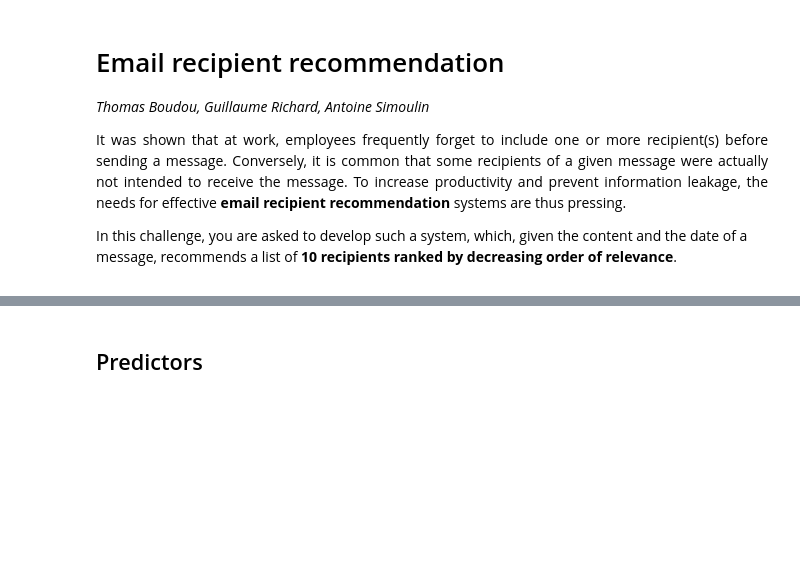
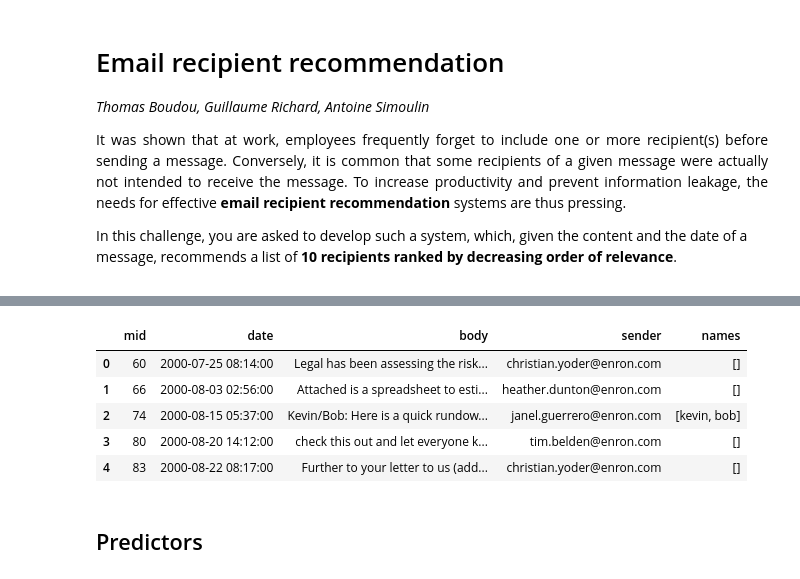
Before and after one commit to GRichard513/Mail_Recipients, a Jupyter notebook: version_1.3/ERR.ipynb, the cells around one changed output, grey strips where cells are left out. Cells and saved outputs as stored; diff of their text form; code cells hidden in the pictures; blank space fills up the shorter version.

```diff
--- a/version_1.3/ERR.ipynb
+++ b/version_1.3/ERR.ipynb
@@ -28,0 +158,9 @@ X_df, X_sub_df, y_df = load_data(path_to_data)
+# %%
+X_df.head()
+# %% [output]
+|  | mid | date | body | sender | names |
+| 0 | 60 | 2000-07-25 08:14:00 | Legal has been assessing the risk... | christian.yoder@enron.com | [] |
+| 1 | 66 | 2000-08-03 02:56:00 | Attached is a spreadsheet to esti... | heather.dunton@enron.com | [] |
+| 2 | 74 | 2000-08-15 05:37:00 | Kevin/Bob: Here is a quick rundow... | janel.guerrero@enron.com | [kevin, bob] |
+| 3 | 80 | 2000-08-20 14:12:00 | check this out and let everyone k... | tim.belden@enron.com | [] |
+| 4 | 83 | 2000-08-22 08:17:00 | Further to your letter to us (add... | christian.yoder@enron.com | [] |
```
Also changed, not shown: parts of 11 cells of this notebook, 14 other files.
